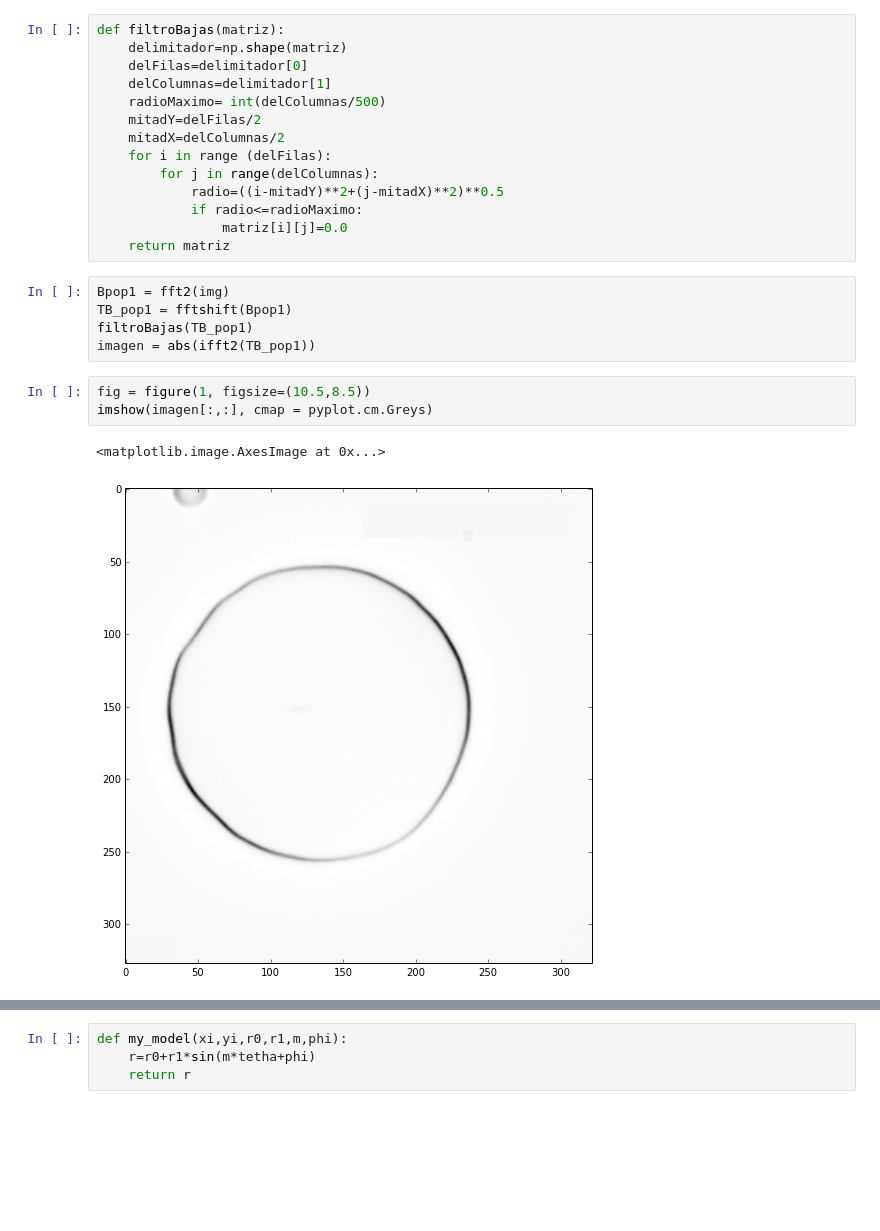
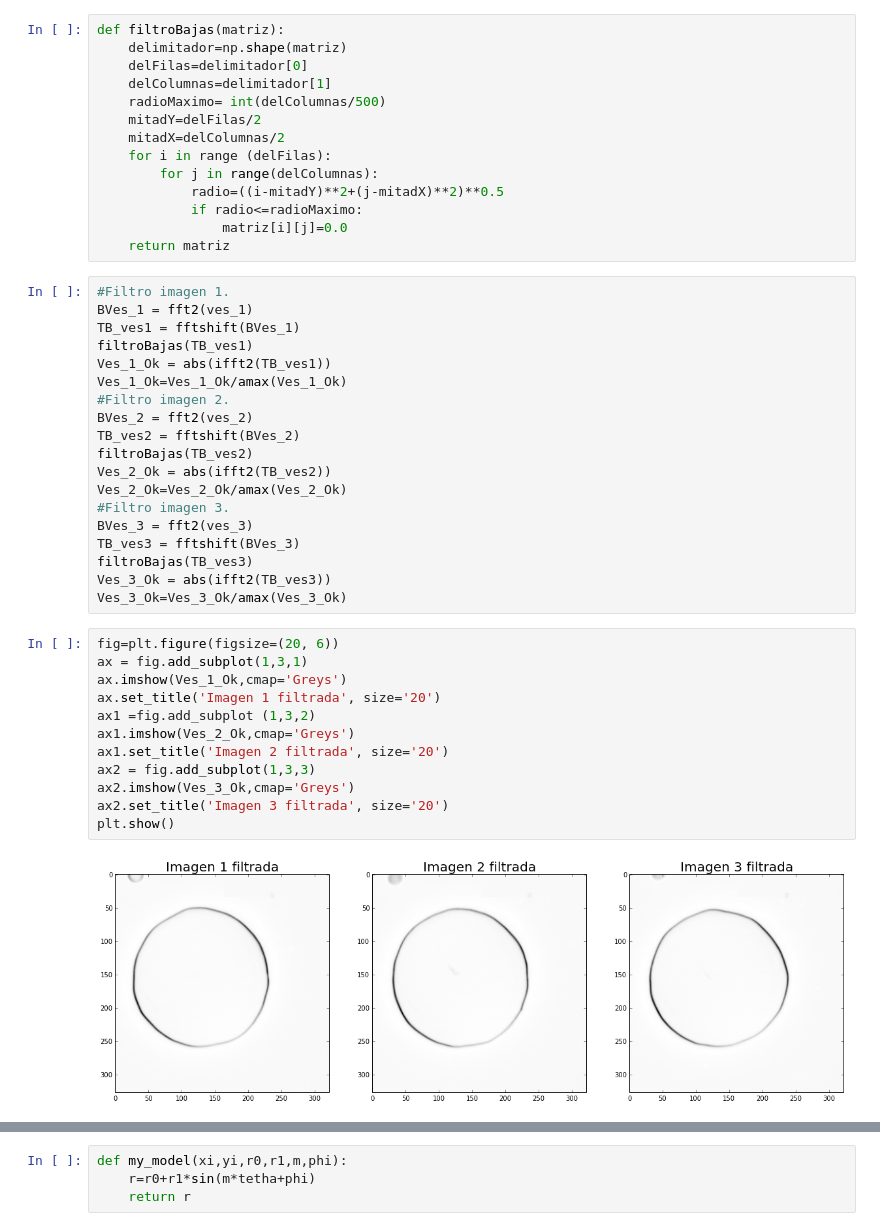
Before and after one commit to SbastianGarzon/Linares_Garzon_hw8, a Jupyter notebook: Perfil_Radial/Perfil_radial.ipynb, the cells around one changed output, grey strips where cells are left out. Cells and saved outputs as stored; diff of their text form; blank space fills up the shorter version.

```diff
--- a/Perfil_Radial/Perfil_radial.ipynb
+++ b/Perfil_Radial/Perfil_radial.ipynb
@@ -31,14 +53,36 @@ def filtroBajas(matriz):
             if radio<=radioMaximo:
                 matriz[i][j]=0.0
     return matriz
-# %%
-Bpop1 = fft2(img)
-TB_pop1 = fftshift(Bpop1)
-filtroBajas(TB_pop1)
-imagen = abs(ifft2(TB_pop1))
-# %%
-fig = figure(1, figsize=(10.5,8.5))
-imshow(imagen[:,:], cmap = pyplot.cm.Greys)
-# %% [output]
-<matplotlib.image.AxesImage at 0x...>
-[figure, removed]
+# %%
+#Filtro imagen 1.
+BVes_1 = fft2(ves_1)
+TB_ves1 = fftshift(BVes_1)
+filtroBajas(TB_ves1)
+Ves_1_Ok = abs(ifft2(TB_ves1))
+Ves_1_Ok=Ves_1_Ok/amax(Ves_1_Ok)
+#Filtro imagen 2.
+BVes_2 = fft2(ves_2)
+TB_ves2 = fftshift(BVes_2)
+filtroBajas(TB_ves2)
+Ves_2_Ok = abs(ifft2(TB_ves2))
+Ves_2_Ok=Ves_2_Ok/amax(Ves_2_Ok)
+#Filtro imagen 3.
+BVes_3 = fft2(ves_3)
+TB_ves3 = fftshift(BVes_3)
+filtroBajas(TB_ves3)
+Ves_3_Ok = abs(ifft2(TB_ves3))
+Ves_3_Ok=Ves_3_Ok/amax(Ves_3_Ok)
+# %%
+fig=plt.figure(figsize=(20, 6))
+ax = fig.add_subplot(1,3,1)
+ax.imshow(Ves_1_Ok,cmap='Greys')
+ax.set_title('Imagen 1 filtrada', size='20')
+ax1 =fig.add_subplot (1,3,2)
+ax1.imshow(Ves_2_Ok,cmap='Greys')
+ax1.set_title('Imagen 2 filtrada', size='20')
+ax2 = fig.add_subplot(1,3,3)
+ax2.imshow(Ves_3_Ok,cmap='Greys')
+ax2.set_title('Imagen 3 filtrada', size='20')
+plt.show()
+# %% [output]
+[figure, added]
```
Also changed, not shown: parts of 11 cells of this notebook.
